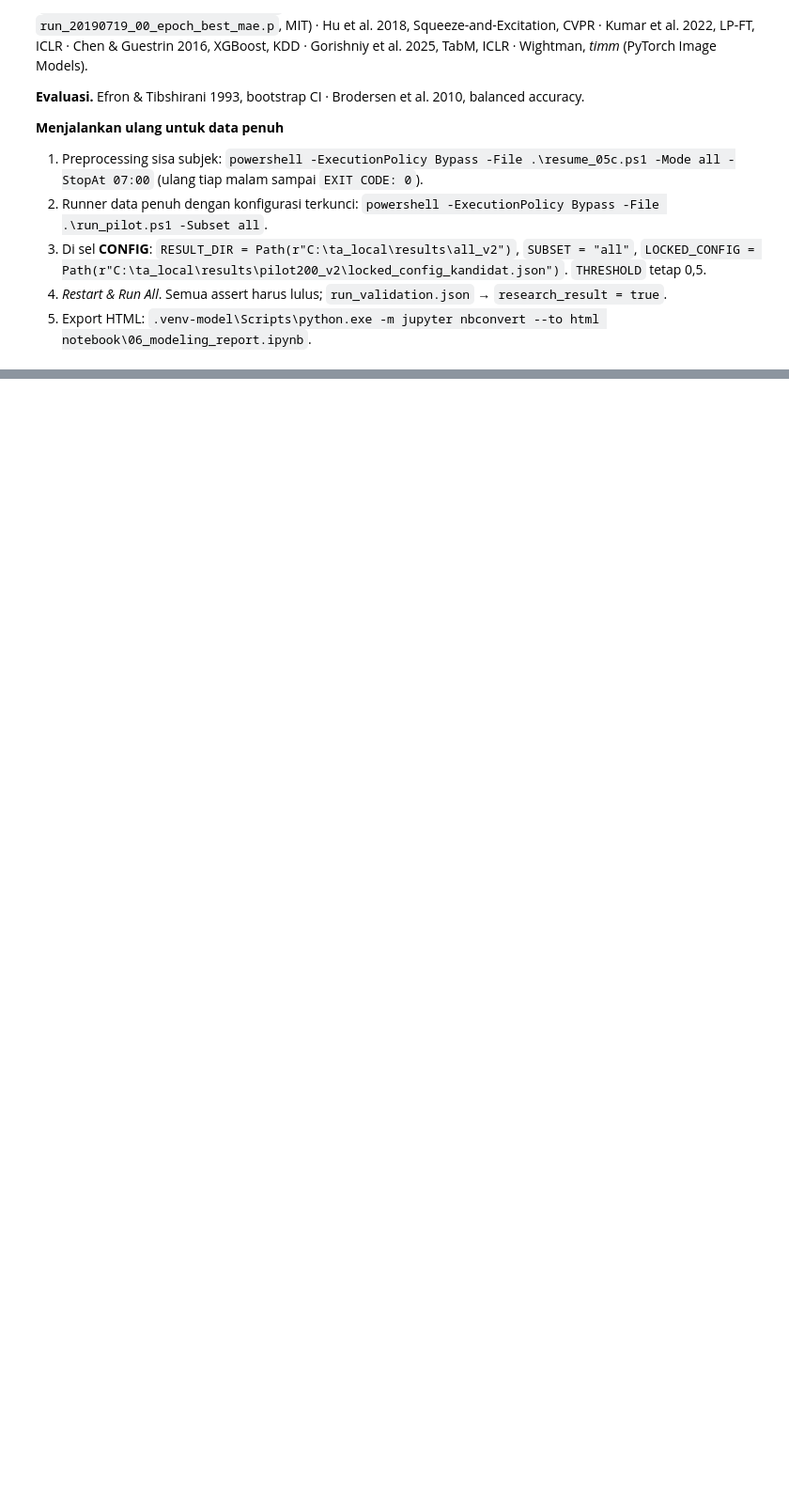
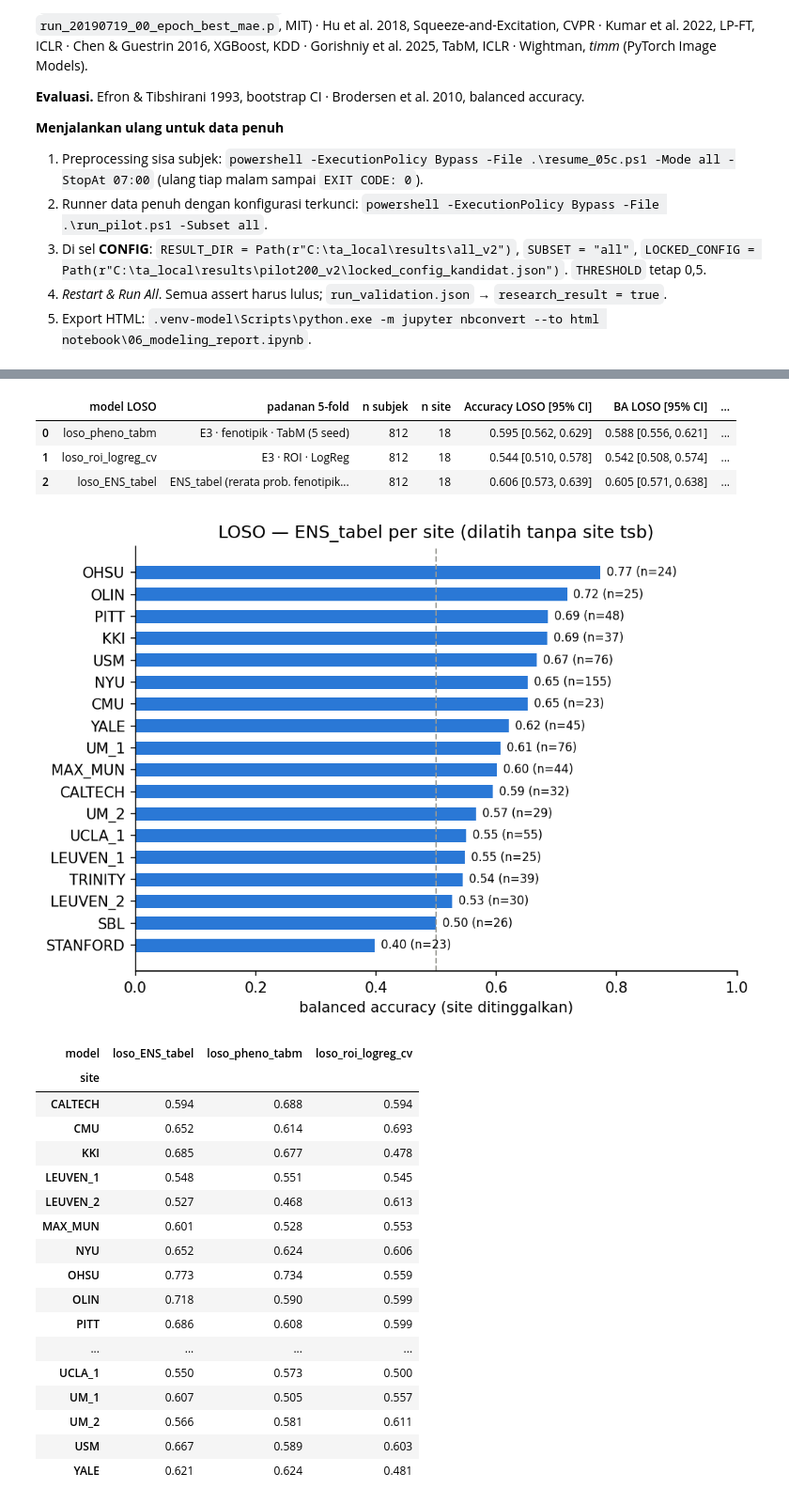
Before and after one commit to feliciacyntia/autismdetection, a Jupyter notebook: notebook/06_modeling_report.ipynb, the cells around one changed output, grey strips where cells are left out. Shown at 94% size. Drawn from its saved outputs; the diff is of its cells as text; code cells hidden in the pictures; blank space fills up the shorter version.

```diff
--- a/notebook/06_modeling_report.ipynb
+++ b/notebook/06_modeling_report.ipynb
@@ -1450,0 +1915,28 @@ Gorishniy et al. 2025, TabM, ICLR · Wightman, *timm* (PyTorch Image Models).
+# %%
+display(pd.read_csv(VT / "V6_loso_ringkasan.csv"))
+display(Image(filename=str(VF / "V_loso_per_site.png")))
+display(pd.read_csv(VT / "V6b_loso_per_site.csv").pivot(index="site", columns="model", values="BA").round(3))
+# %% [output]
+|  | model LOSO | padanan 5-fold | n subjek | n site | Accuracy LOSO [95% CI] | BA LOSO [95% CI] | ... |
+| 0 | loso_pheno_tabm | E3 · fenotipik · TabM (5 seed) | 812 | 18 | 0.595 [0.562, 0.629] | 0.588 [0.556, 0.621] | ... |
+| 1 | loso_roi_logreg_cv | E3 · ROI · LogReg | 812 | 18 | 0.544 [0.510, 0.578] | 0.542 [0.508, 0.574] | ... |
+| 2 | loso_ENS_tabel | ENS_tabel (rerata prob. fenotipik... | 812 | 18 | 0.606 [0.573, 0.639] | 0.605 [0.571, 0.638] | ... |
+[figure, added]
+| model | loso_ENS_tabel | loso_pheno_tabm | loso_roi_logreg_cv |
+| site |  |  |  |
+| CALTECH | 0.594 | 0.688 | 0.594 |
+| CMU | 0.652 | 0.614 | 0.693 |
+| KKI | 0.685 | 0.677 | 0.478 |
+| LEUVEN_1 | 0.548 | 0.551 | 0.545 |
+| LEUVEN_2 | 0.527 | 0.468 | 0.613 |
+| MAX_MUN | 0.601 | 0.528 | 0.553 |
+| NYU | 0.652 | 0.624 | 0.606 |
+| OHSU | 0.773 | 0.734 | 0.559 |
+| OLIN | 0.718 | 0.590 | 0.599 |
+| PITT | 0.686 | 0.608 | 0.599 |
+| ... | ... | ... | ... |
+| UCLA_1 | 0.550 | 0.573 | 0.500 |
+| UM_1 | 0.607 | 0.505 | 0.557 |
+| UM_2 | 0.566 | 0.581 | 0.611 |
+| USM | 0.667 | 0.589 | 0.603 |
+| YALE | 0.621 | 0.624 | 0.481 |
```
Also changed, not shown: parts of 41 cells of this notebook, 16 other files.
